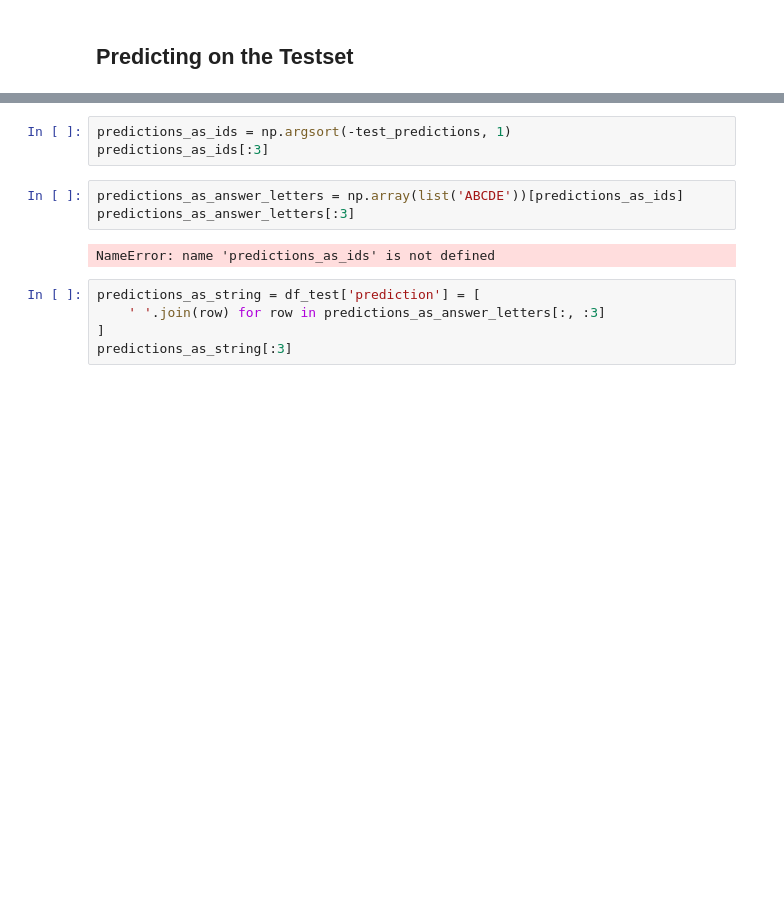
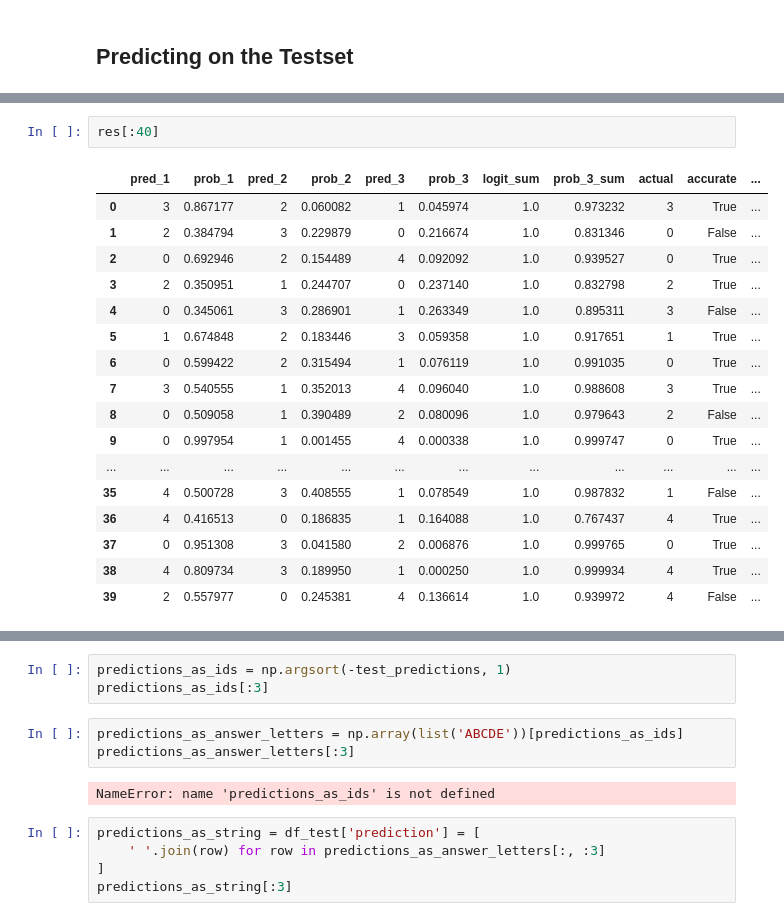
Before and after one commit to dan-tee/kaggle-science-exam, a Jupyter notebook: DeBERTa V3 Osmulski.ipynb, the cells around one changed output, grey strips where cells are left out. Drawn from its saved outputs; the diff is of its cells as text; blank space fills up the shorter version.

```diff
--- a/DeBERTa V3 Osmulski.ipynb
+++ b/DeBERTa V3 Osmulski.ipynb
@@ -140,0 +308,20 @@ AttributeError: 'Dataset' object has no attribute 'view'
+# %%
+res[:40]
+# %% [output]
+|  | pred_1 | prob_1 | pred_2 | prob_2 | pred_3 | prob_3 | logit_sum | prob_3_sum | actual | accurate | ... |
+| 0 | 3 | 0.867177 | 2 | 0.060082 | 1 | 0.045974 | 1.0 | 0.973232 | 3 | True | ... |
+| 1 | 2 | 0.384794 | 3 | 0.229879 | 0 | 0.216674 | 1.0 | 0.831346 | 0 | False | ... |
+| 2 | 0 | 0.692946 | 2 | 0.154489 | 4 | 0.092092 | 1.0 | 0.939527 | 0 | True | ... |
+| 3 | 2 | 0.350951 | 1 | 0.244707 | 0 | 0.237140 | 1.0 | 0.832798 | 2 | True | ... |
+| 4 | 0 | 0.345061 | 3 | 0.286901 | 1 | 0.263349 | 1.0 | 0.895311 | 3 | False | ... |
+| 5 | 1 | 0.674848 | 2 | 0.183446 | 3 | 0.059358 | 1.0 | 0.917651 | 1 | True | ... |
+| 6 | 0 | 0.599422 | 2 | 0.315494 | 1 | 0.076119 | 1.0 | 0.991035 | 0 | True | ... |
+| 7 | 3 | 0.540555 | 1 | 0.352013 | 4 | 0.096040 | 1.0 | 0.988608 | 3 | True | ... |
+| 8 | 0 | 0.509058 | 1 | 0.390489 | 2 | 0.080096 | 1.0 | 0.979643 | 2 | False | ... |
+| 9 | 0 | 0.997954 | 1 | 0.001455 | 4 | 0.000338 | 1.0 | 0.999747 | 0 | True | ... |
+| ... | ... | ... | ... | ... | ... | ... | ... | ... | ... | ... | ... |
+| 35 | 4 | 0.500728 | 3 | 0.408555 | 1 | 0.078549 | 1.0 | 0.987832 | 1 | False | ... |
+| 36 | 4 | 0.416513 | 0 | 0.186835 | 1 | 0.164088 | 1.0 | 0.767437 | 4 | True | ... |
+| 37 | 0 | 0.951308 | 3 | 0.041580 | 2 | 0.006876 | 1.0 | 0.999765 | 0 | True | ... |
+| 38 | 4 | 0.809734 | 3 | 0.189950 | 1 | 0.000250 | 1.0 | 0.999934 | 4 | True | ... |
+| 39 | 2 | 0.557977 | 0 | 0.245381 | 4 | 0.136614 | 1.0 | 0.939972 | 4 | False | ... |
```
Also changed, not shown: parts of 27 cells of this notebook, 1 other file.
